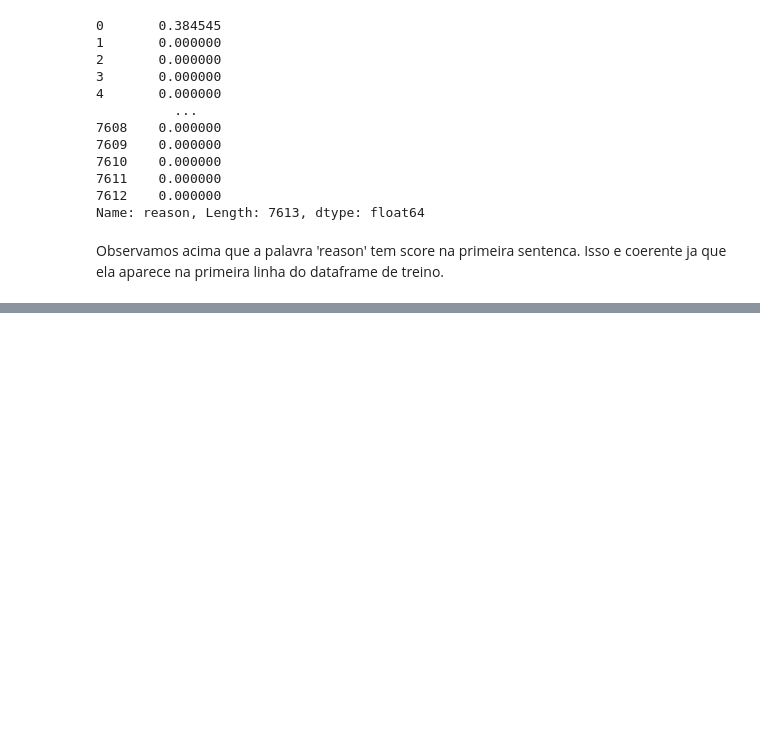
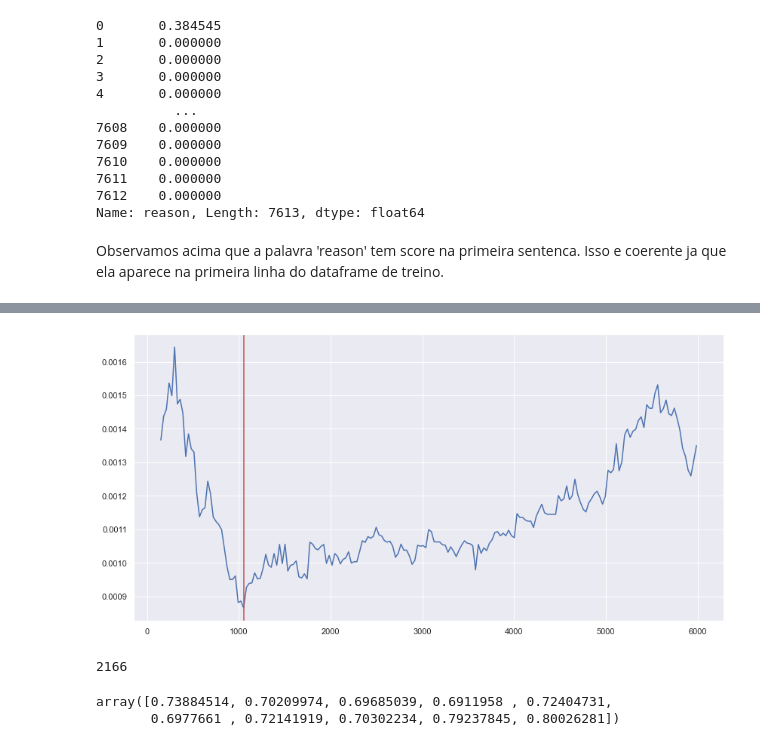
Before and after one commit to marcelo-campa/Analytica-Kaggle-NLP, a Jupyter notebook: kaggle_tweets.ipynb, the cells around one changed output, grey strips where cells are left out. Cells and saved outputs as stored; diff of their text form; code cells hidden in the pictures; blank space fills up the shorter version.

```diff
--- a/kaggle_tweets.ipynb
+++ b/kaggle_tweets.ipynb
@@ -260,0 +369,13 @@ Observamos acima que a palavra 'reason' tem score na primeira sentenca. Isso e c
+# %%
+sns.set()
+plt.figure(figsize=(14,7))
+sns.lineplot(y=list_var[5:], x=int_atts[5:])
+plt.axvline(x=int_atts[np.array(list_var[5:]).argmin()+5], color='r')
+# plt.xticks(ticks=np.arange(0.00, 0.25, 0.01))
+plt.show()
+# %% [output]
+[figure, added]
+# %%
+int_atts[np.array(list_scores).argmax()]
+# %% [output]
+2166
@@ -260,0 +384,5 @@ Observamos acima que a palavra 'reason' tem score na primeira sentenca. Isso e c
+# %%
+scores_logistic_2166
+# %% [output]
+array([0.73884514, 0.70209974, 0.69685039, 0.6911958 , 0.72404731,
+       0.6977661 , 0.72141919, 0.70302234, 0.79237845, 0.80026281])
```
Also changed, not shown: parts of 25 cells of this notebook.
